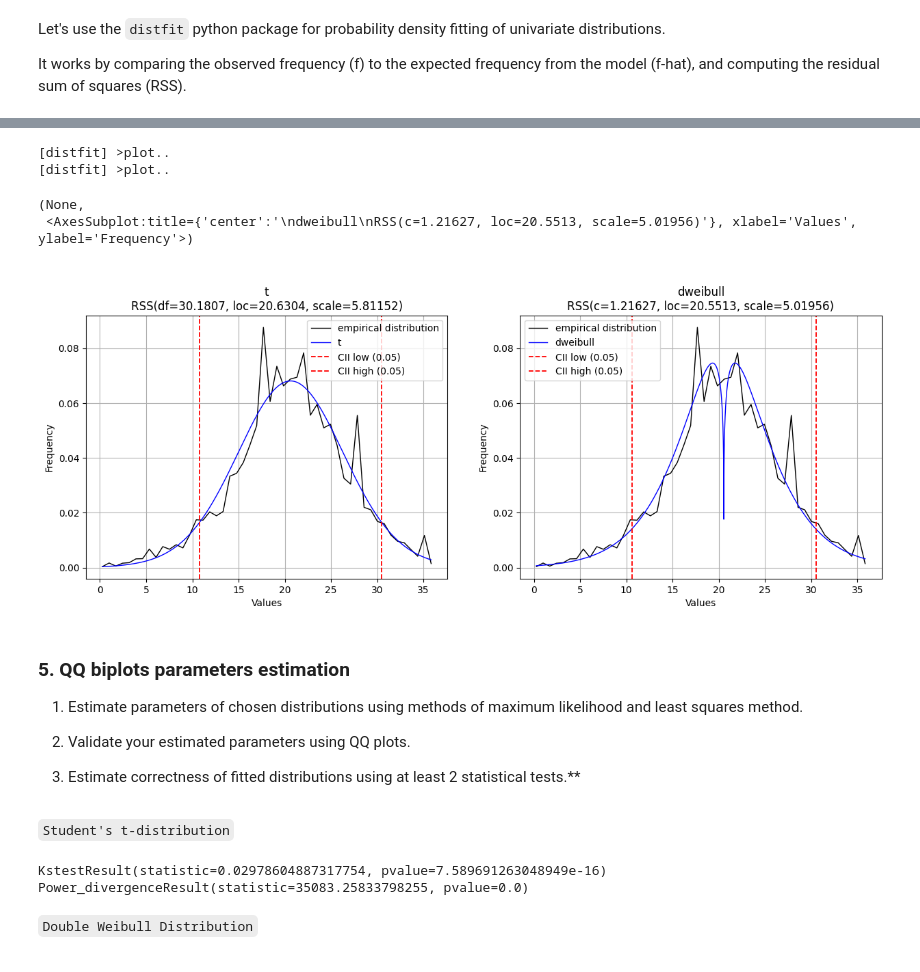
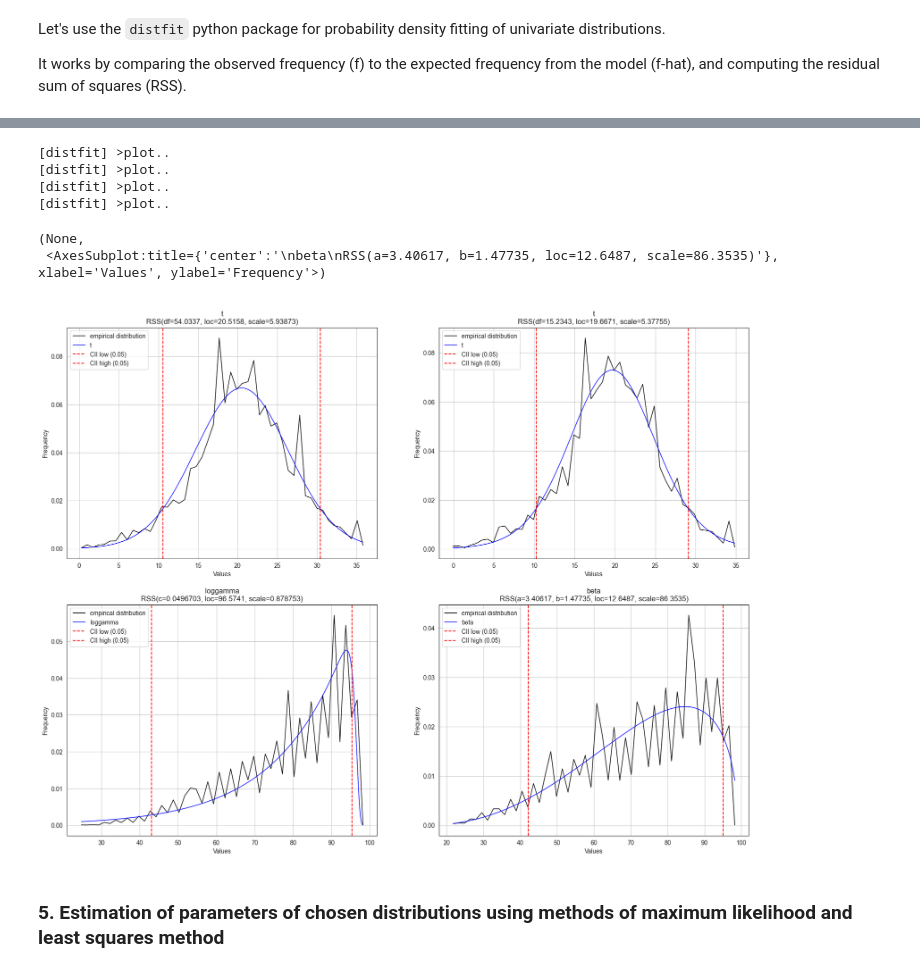
Before and after one commit to ellkrauze/methodsmodels2022, a Jupyter notebook: lab1/analysis.ipynb, the cells around one changed output, grey strips where cells are left out. Drawn from its saved outputs; the diff is of its cells as text; code cells hidden in the pictures.

```diff
--- a/lab1/analysis.ipynb
+++ b/lab1/analysis.ipynb
@@ -60,6 +64,7 @@ def prepare_df(df):
 # %%
 source_df = pd.read_csv("brazil/south.csv", engine='python')
 source_df = prepare_df(source_df)
+source_df.dropna(inplace=True)
 source_df.head(5)
 # %% [output]
 |  | prcp | stp | smax | smin | gbrd | temp | dewp | tmax | tmin | dmax | ... | ... |
@@ -92,0 +92,17 @@ sns.displot(source_df, x = "tmax", kde = True, bins = 20)
+# %%
+# plot a histogram + KDE
+fig, ax = plt.subplots(2, 2, figsize=(20,10))
+sns.set_style("white")
+tmax = sns.histplot(source_df, x = "tmax", kde = True, bins = 20, ax=ax[0, 0], stat='density')
+tmax.set(xlabel='Maximum Temperature (°c)')
+
+tmin = sns.histplot(source_df, x = "tmin", kde = True, bins = 20, ax=ax[0, 1], stat='density')
+tmin.set(xlabel='Minimum Temperature (°c)')
+
+hmax = sns.histplot(source_df, x = "hmax", kde = True, bins = 20,ax=ax[1, 0], stat='density')
+hmax.set(xlabel='Maximum relative humid temperature, (%)')
+
+hmin = sns.histplot(source_df, x = "hmin", kde = True, bins = 20, ax=ax[1, 1], stat='density')
+hmin.set(xlabel='Minimum relative humid temperature, (%)')
+
+plt.show()
@@ -148,43 +180,28 @@ Now we can plot two theoretical distributions with the lowest RSS:
 # %%
-fig, ax = plt.subplots(figsize=(15, 5), ncols=2)
+fig, ax = plt.subplots(figsize=(20, 15), ncols=2, nrows=2)
 
-# Student's t-distribution
 dist = distfit(distr='t')
-dist.fit_transform(analysis_df, verbose=0)
-dist.plot(ax = ax[0])
+dist.fit_transform(source_df['tmax'].dropna(), verbose=0)
+dist.plot(ax = ax[0, 0])
 
-# Double Weibull distribution
-dist = distfit(distr='dweibull')
-dist.fit_transform(analysis_df, verbose=0)
-dist.plot(ax = ax[1])
+dist = distfit(distr='t')
+dist.fit_transform(source_df['tmin'].dropna(), verbose=0)
+dist.plot(ax = ax[0, 1])
+
+dist = distfit(distr='loggamma')
+dist.fit_transform(source_df['hmax'].dropna(), verbose=0)
+dist.plot(ax = ax[1, 0])
+
+dist = distfit(distr='beta')
+dist.fit_transform(source_df['hmin'].dropna(), verbose=0)
+dist.plot(ax = ax[1, 1])
 # %% [output]
 [distfit] >plot..
 [distfit] >plot..
+[distfit] >plot..
+[distfit] >plot..
 (None,
- <AxesSubplot:title={'center':'\ndweibull\nRSS(c=1.21627, loc=20.5513, scale=5.01956)'}, xlabel='Values', ylabel='Frequency'>)
+ <AxesSubplot:title={'center':'\nbeta\nRSS(a=3.40617, b=1.47735, loc=12.6487, scale=86.3535)'}, xlabel='Values', ylabel='Frequency'>)
-[figure, old version]
+[figure, new version]
 # %% [markdown]
-### 5. QQ biplots parameters estimation
-
-1. Estimate parameters of chosen distributions using methods of maximum likelihood and least squares method.
-
-2. Validate your estimated parameters using QQ plots.
-
-3. Estimate correctness of fitted distributions using at least 2 statistical tests.**
+### 5. Estimation of parameters of chosen distributions using methods of maximum likelihood and least squares method
-# %% [markdown]
-`Student's t-distribution`
-# %%
-# The distribution parameters are determined using the fit function based on the maximum likelihood estimation
-params_1 = scipy.stats.t.fit(analysis_df) # MLE is the default method
-pdf = scipy.stats.t.pdf(analysis_df, *params_1)
-
-# Calculation of the Kolmogorov-Smirnov test and chi-square
-ks = scipy.stats.kstest(analysis_df, 't', params_1)
-chi2 = scipy.stats.chisquare(analysis_df)
-print(ks)
-print(chi2)
-# %% [output]
-KstestResult(statistic=0.02978604887317754, pvalue=7.589691263048949e-16)
-Power_divergenceResult(statistic=35083.25833798255, pvalue=0.0)
-# %% [markdown]
-`Double Weibull Distribution`
```
Also changed, not shown: parts of 35 cells of this notebook.
